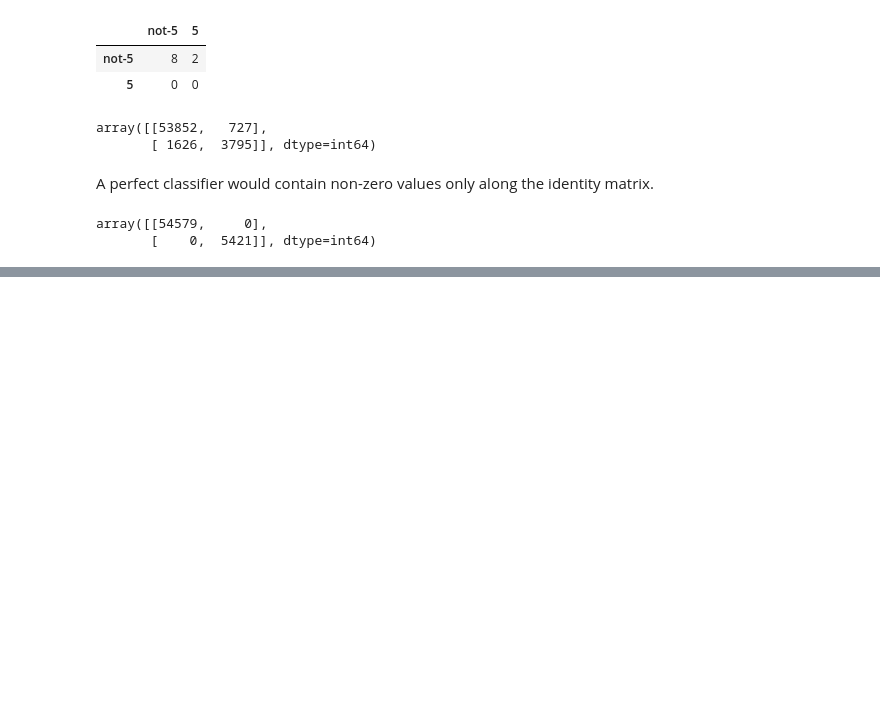
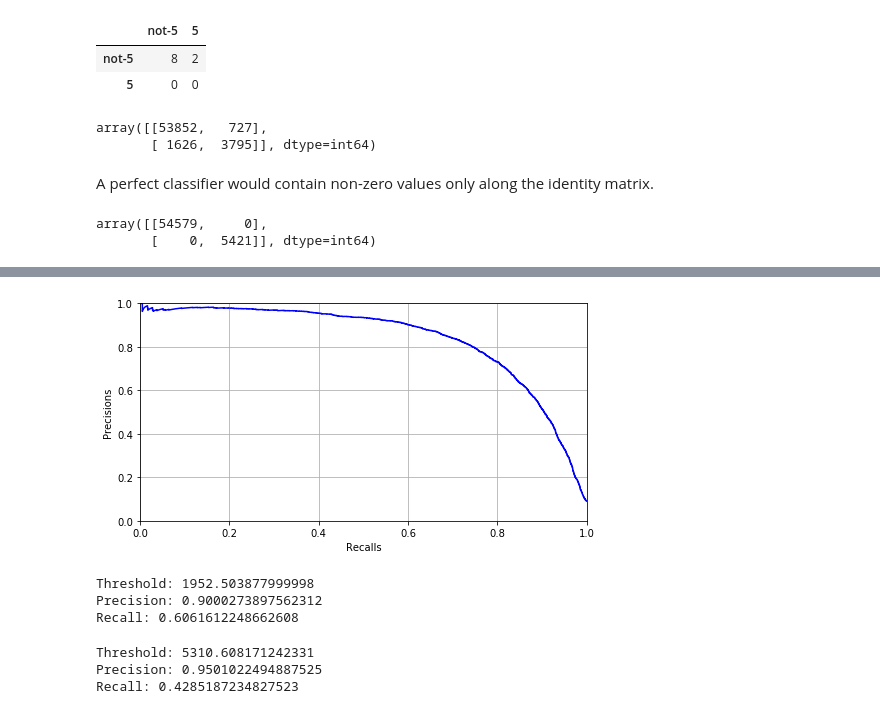
Before and after one commit to codywill/ml-sandbox, a Jupyter notebook: hands-on/Chapter 3 - Handwritten Digits Classification.ipynb, the cells around one changed output, grey strips where cells are left out. Saved outputs shown, nothing was run; the diff lists cells and outputs as text; code cells hidden in the pictures; blank space fills up the shorter version.

```diff
--- a/hands-on/Chapter 3 - Handwritten Digits Classification.ipynb
+++ b/hands-on/Chapter 3 - Handwritten Digits Classification.ipynb
@@ -156,0 +247,41 @@ array([[54579,     0],
+# %%
+def plot_precision_vs_recall(precisions, recalls):
+    plt.plot(recalls, precisions, 'b-')
+    plt.xlabel('Recalls')
+    plt.ylabel('Precisions')
+    plt.grid(True)
+    plt.axis([0, 1, 0, 1])
+
+plt.figure(figsize=(8, 4))
+plot_precision_vs_recall(precisions, recalls)
+plt.show()
+# %% [output]
+[figure, added]
+# %%
+# Helper function to get threshold necessary for target precision
+def get_threshold_from_precision(thresholds, precisions, target):
+    return thresholds[np.argmax(precisions >= target)]
+
+# Another to print the results
+def print_resulting_metrics(thresholds, precisions, target):
+    target_threshold = get_threshold_from_precision(thresholds, precisions, target)
+    y_train_pred_target = (y_scores >= target_threshold)
+    print(
+        f'Threshold: {target_threshold}\n'
+        f'Precision: {precision_score(y_train_5, y_train_pred_target)}\n'
+        f'Recall: {recall_score(y_train_5, y_train_pred_target)}'
+    )
+
+# Get a threshold for 90% precision and test it against predictions
+print_resulting_metrics(thresholds, precisions, 0.9)
+# %% [output]
+Threshold: 1952.503877999998
+Precision: 0.9000273897562312
+Recall: 0.6061612248662608
+# %%
+# Try 95%
+print_resulting_metrics(thresholds, precisions, 0.95)
+# %% [output]
+Threshold: 5310.608171242331
+Precision: 0.9501022494887525
+Recall: 0.4285187234827523
```
Also changed, not shown: parts of 16 cells of this notebook.
